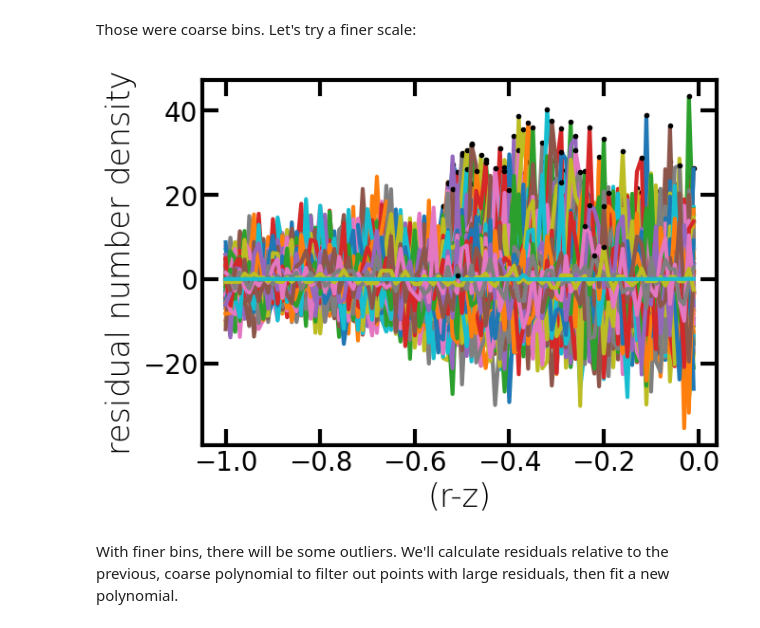
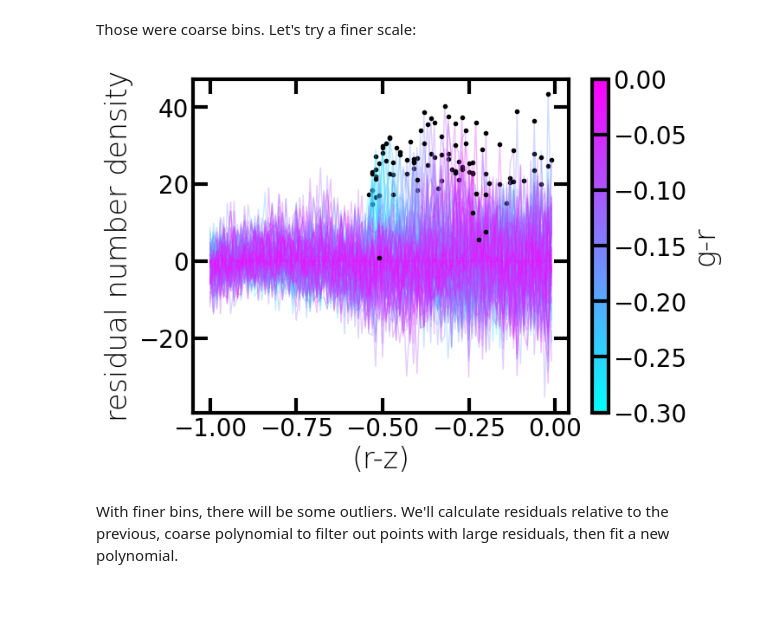
Before and after one commit to rubin-dp0/delegate-contributions-dp02, a Jupyter notebook: MWhalo_density/Milky_Way_halo_density.ipynb, the cells around one changed output. Cells and saved outputs as stored; diff of their text form; code cells hidden in the pictures; blank space fills up the shorter version.

```diff
--- a/MWhalo_density/Milky_Way_halo_density.ipynb
+++ b/MWhalo_density/Milky_Way_halo_density.ipynb
@@ -142,9 +134,8 @@ If you have already executed the query and saved it as a FITS file, you can simp
 # %%
-from astropy.io import fits
-#bhb_gr_color0 = fits.getdata('bhb_dp02_gr_selection.fits')
-bhb_gr_color0 = fits.getdata('../../scratch/bhb_dp02_gr_selection.fits')
+# Read the FITS file:
+bhb_gr_color0 = fits.getdata('/scratch/jeffcarlin/bhb_dp02_gr_selection.fits')
 
-from astropy.table import Table
+# Convert the file to an Astropy Table:
 bhb_gr_color = Table(bhb_gr_color0)
 # %%
 bhb_gr_color.columns
@@ -160,7 +151,8 @@ band_a_ebv = np.array([4.81, 3.64, 2.70, 2.06, 1.58, 1.31])
 # %% [markdown]
 `dustmaps` expects coordinates to be in Astropy "SkyCoord" format.
 # %%
-coords = SkyCoord(bhb_gr_color['coord_ra'], bhb_gr_color['coord_dec'], unit = 'deg', frame='fk5')
+coords = SkyCoord(bhb_gr_color['coord_ra'], bhb_gr_color['coord_dec'],
+                  unit = 'deg', frame='icrs')
 # %% [markdown]
 Execute the `dustmaps` query and add the E(B-V) values to the table:
 # %%
@@ -240,16 +232,23 @@ hist_grrz = np.histogram2d(gr0, rz0, range=[[-0.3, 0.0], [-1, 0]], bins=nbins)
 gr_binvals = []
 rz_binvals = []
 
+mingr = np.min(hist_grrz[1])
+maxgr = np.max(hist_grrz[1])
+
+norm = colors.Normalize(vmin=mingr, vmax=maxgr, clip=True)
+mapper = cm.ScalarMappable(norm=norm, cmap=cm.cool)
+
 for x in range(nbins):
     poly = Polynomial.fit(hist_grrz[2][:-1], hist_grrz[0][x], deg=3)
     resid = hist_grrz[0][x]-poly(hist_grrz[2][:-1])
-    plt.plot(hist_grrz[2][:-1], resid)
+    plt.plot(hist_grrz[2][:-1], resid, c=mapper.to_rgba(hist_grrz[1][x]), linewidth=2, alpha=0.3)
     peak = np.argmax(resid)
     plt.plot(hist_grrz[2][peak], resid[peak], 'k.')
     gr_binvals.append(hist_grrz[1][x])
     rz_binvals.append(hist_grrz[2][peak])
     # plt.plot(hist_grrz[2][:-1], hist_grrz[0][x])
 
+plt.colorbar(mapper, label='g-r')
 plt.xlabel('(r-z)')
 plt.ylabel('residual number density')
 plt.show()
@@ -274,25 +273,32 @@ Those were coarse bins. Let's try a finer scale:
 # %%
 nbins=100
 hist_grrz = np.histogram2d(gr0, rz0, range=[[-0.3, 0.0], [-1, 0]], bins=nbins)
 
 gr_binvals = []
 rz_binvals = []
 
+mingr = np.min(hist_grrz[1])
+maxgr = np.max(hist_grrz[1])
+
+norm = colors.Normalize(vmin=mingr, vmax=maxgr, clip=True)
+mapper = cm.ScalarMappable(norm=norm, cmap=cm.cool)
+
 for x in range(nbins):
     poly = Polynomial.fit(hist_grrz[2][:-1], hist_grrz[0][x], deg=3)
     resid = hist_grrz[0][x]-poly(hist_grrz[2][:-1])
-    plt.plot(hist_grrz[2][:-1], resid)
+    plt.plot(hist_grrz[2][:-1], resid, c=mapper.to_rgba(hist_grrz[1][x]), linewidth=1, alpha=0.3)
     peak = np.argmax(resid)
     plt.plot(hist_grrz[2][peak], resid[peak], 'k.')
     gr_binvals.append(hist_grrz[1][x])
     rz_binvals.append(hist_grrz[2][peak])
 
+plt.colorbar(mapper, label='g-r')
 plt.xlabel('(r-z)')
 plt.ylabel('residual number density')
 
 plt.show()
 # %% [output]
-[figure, old version]
+[figure, new version]
 # %% [markdown]
 With finer bins, there will be some outliers. We'll calculate residuals relative to the previous, coarse polynomial to filter out points with large residuals, then fit a new polynomial.
 # %%
```
Also changed, not shown: parts of 26 cells of this notebook, 1 other file.
